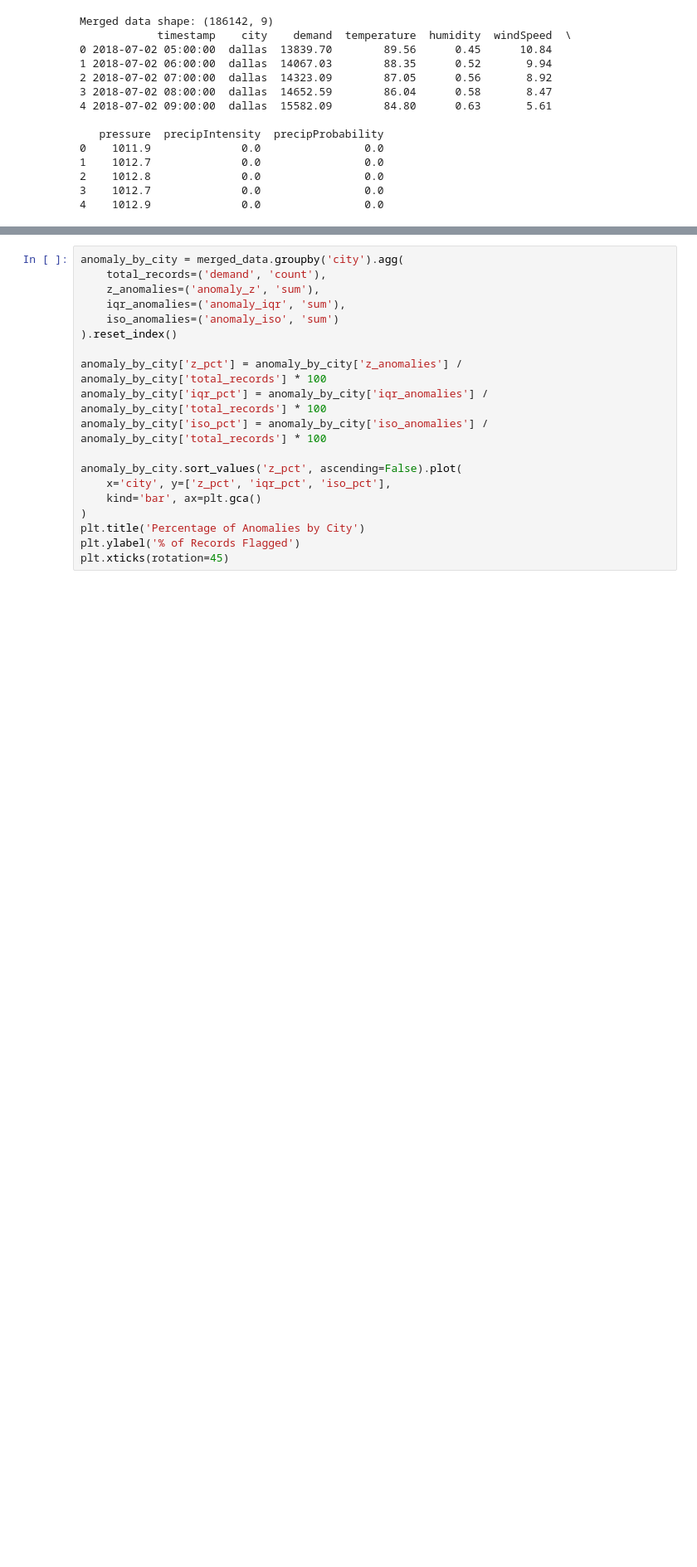
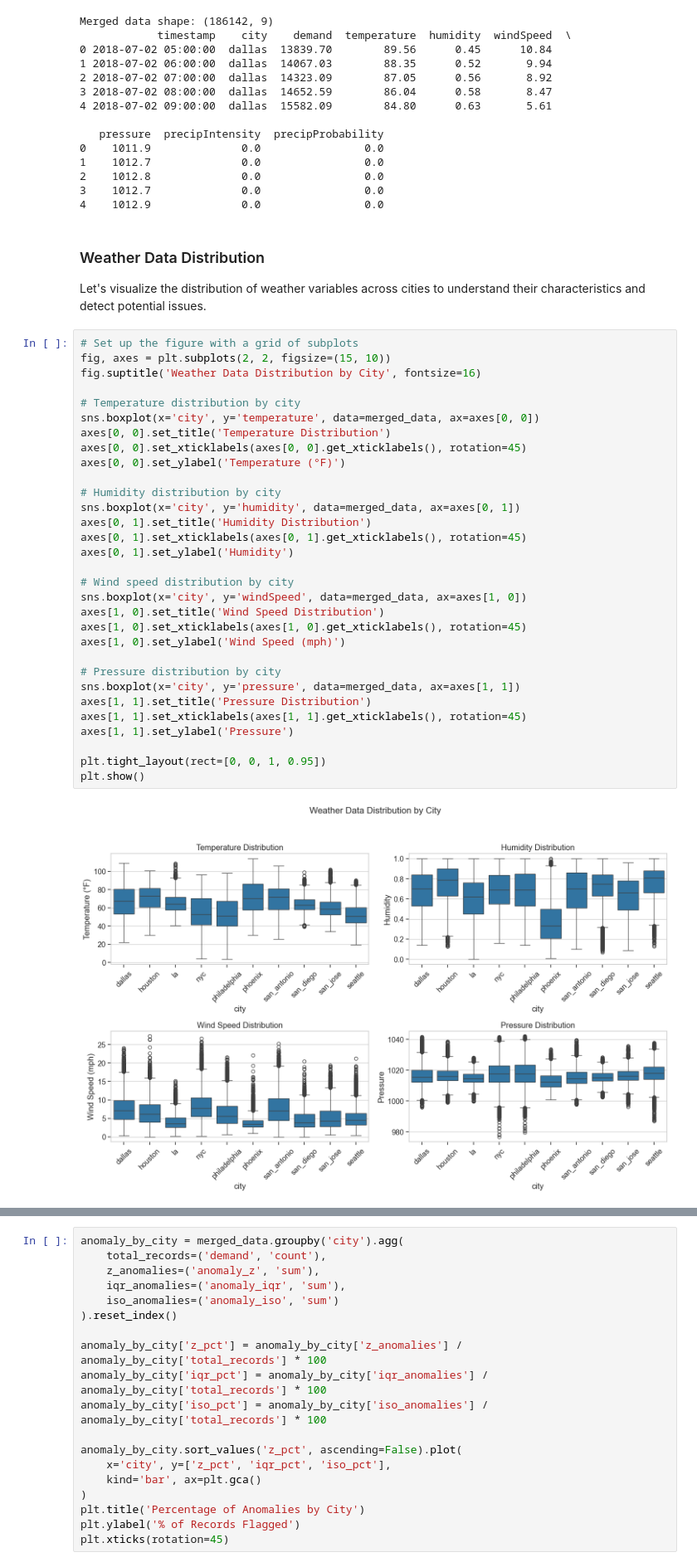
Before and after one commit to aaqib-ahmed-nazir/Electricity-Demand-Forecast-ML, a Jupyter notebook: notebooks/data_preprocessing.ipynb, the cells around one changed output, grey strips where cells are left out. Shown at 83% size. Saved outputs shown, nothing was run; the diff lists cells and outputs as text; blank space fills up the shorter version.

```diff
--- a/notebooks/data_preprocessing.ipynb
+++ b/notebooks/data_preprocessing.ipynb
@@ -144,3 +145,40 @@ Merged data shape: (186142, 9)
 2    1012.8              0.0                0.0
 3    1012.7              0.0                0.0
 4    1012.9              0.0                0.0
+# %% [markdown]
+### Weather Data Distribution
+
+Let's visualize the distribution of weather variables across cities to understand their characteristics and detect potential issues.
+# %%
+# Set up the figure with a grid of subplots
+fig, axes = plt.subplots(2, 2, figsize=(15, 10))
+fig.suptitle('Weather Data Distribution by City', fontsize=16)
+
+# Temperature distribution by city
+sns.boxplot(x='city', y='temperature', data=merged_data, ax=axes[0, 0])
+axes[0, 0].set_title('Temperature Distribution')
+axes[0, 0].set_xticklabels(axes[0, 0].get_xticklabels(), rotation=45)
+axes[0, 0].set_ylabel('Temperature (°F)')
+
+# Humidity distribution by city
+sns.boxplot(x='city', y='humidity', data=merged_data, ax=axes[0, 1])
+axes[0, 1].set_title('Humidity Distribution')
+axes[0, 1].set_xticklabels(axes[0, 1].get_xticklabels(), rotation=45)
+axes[0, 1].set_ylabel('Humidity')
+
+# Wind speed distribution by city
+sns.boxplot(x='city', y='windSpeed', data=merged_data, ax=axes[1, 0])
+axes[1, 0].set_title('Wind Speed Distribution')
+axes[1, 0].set_xticklabels(axes[1, 0].get_xticklabels(), rotation=45)
+axes[1, 0].set_ylabel('Wind Speed (mph)')
+
+# Pressure distribution by city
+sns.boxplot(x='city', y='pressure', data=merged_data, ax=axes[1, 1])
+axes[1, 1].set_title('Pressure Distribution')
+axes[1, 1].set_xticklabels(axes[1, 1].get_xticklabels(), rotation=45)
+axes[1, 1].set_ylabel('Pressure')
+
+plt.tight_layout(rect=[0, 0, 1, 0.95])
+plt.show()
+# %% [output]
+[figure, added]
```
Also changed, not shown: parts of 39 cells of this notebook.
